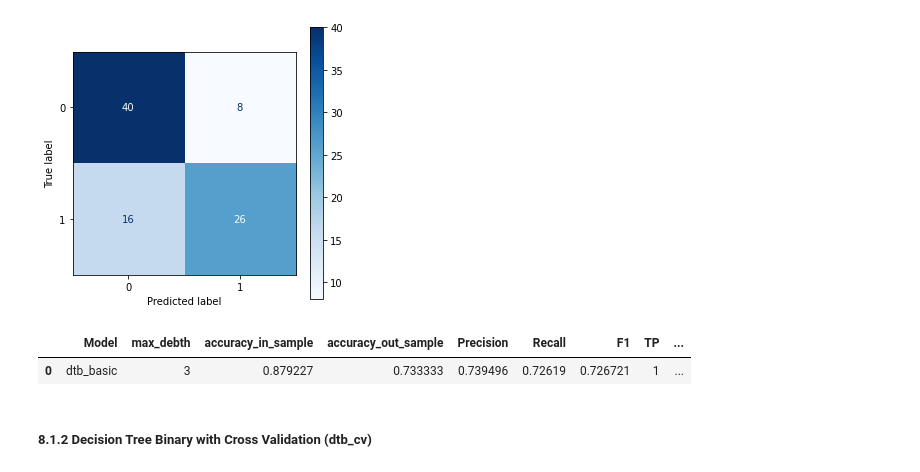
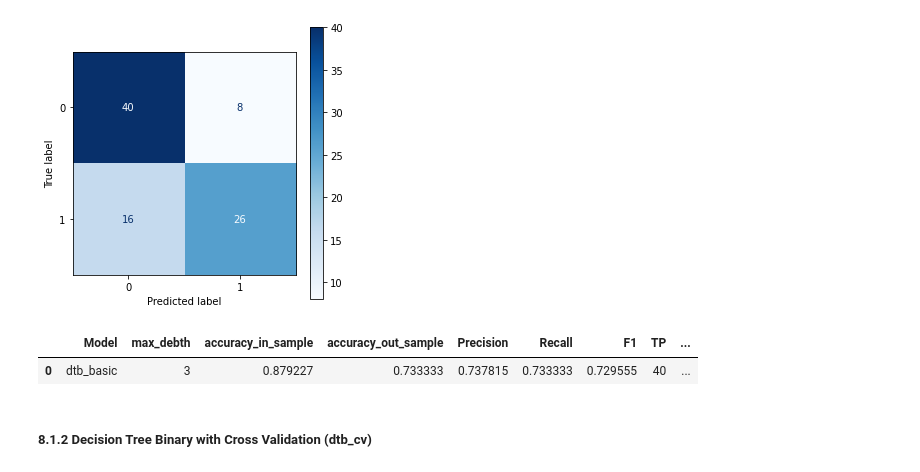
Before and after one commit to Liomat97/Machine-Learning, a Jupyter notebook: Test.ipynb, the cells around one changed output. Saved outputs shown, nothing was run; the diff lists cells and outputs as text; code cells hidden in the pictures.

```diff
--- a/Test.ipynb
+++ b/Test.ipynb
@@ -463,9 +469,10 @@ Was sieht man im Classification Report überhaupt alles? Lieber in Tabelle laden
 https://scikit-learn.org/stable/modules/generated/sklearn.metrics.classification_report.html
 # %%
 from sklearn.metrics import classification_report, accuracy_score, recall_score, f1_score, precision_score
+
 y_predict = dtb_basic.predict(x_binary_test)
-report = classification_report(y_binary_test, y_predict, output_dict=True )
-print(classification_report(y_binary_test, y_predict))
+dtb_basic_report = classification_report(y_binary_test, y_predict, output_dict=True, digits=3)
+print(classification_report(y_binary_test, y_predict, digits=3))
 # %% [output]
               precision    recall  f1-score   support
 
@@ -478,5 +485,11 @@ weighted avg       0.74      0.73      0.73        90
 # %%
+from sklearn.metrics import confusion_matrix
 from sklearn.metrics import plot_confusion_matrix
+cm = confusion_matrix(y_binary_test, y_predict)
+TP = cm[0][0]
+FP = cm[0][1]
+FN = cm[1][0]
+TN = cm[1][1]
 
 fig, ax = plt.subplots(figsize=(5, 5))
 plot_confusion_matrix(dtb_basic, x_binary_test, y_binary_test, display_labels= None, cmap=plt.cm.Blues, ax=ax)
@@ -486,25 +499,25 @@ plt.show()
 # %%
 from sklearn.metrics import accuracy_score, recall_score, precision_score, f1_score
 model = 'dtb_basic'
 max_debth = 3
 accuracy_in_sample = dtb_basic.score(x_binary_train, y_binary_train)
 accuracy_out_sample = dtb_basic.score(x_binary_test, y_binary_test)
-Precision = report['macro avg']['precision']
-Recall = report['macro avg']['recall']
-F1 = report['macro avg']['f1-score']
-TP = 1
-TN = 1
-FP = 1
-FN = 1
+Precision = dtb_basic_report['weighted avg']['precision']
+Recall = dtb_basic_report['weighted avg']['recall']
+F1 = dtb_basic_report['weighted avg']['f1-score']
+TP = TP
+TN = TN
+FP = FP
+FN = FN
+
+#Append the Results from the Loop to the existing Dataframe:
+dtb_basic_temp = [(model, max_debth, accuracy_in_sample, accuracy_out_sample, Precision, Recall, F1, TP, TN, FP, FN)]
+dtb_basic_results = pd.DataFrame(dtb_basic_temp)
+dtb_basic_results.rename(columns= {0:'Model', 1:'max_debth', 2:'accuracy_in_sample', 3:'accuracy_out_sample', 4:'Precision', 5:'Recall', 6:'F1', 7:'TP', 8:'TN', 9:'FP', 10:'FN' }, inplace = True)
+dtb_basic_results
+# %% [output]
+|  | Model | max_debth | accuracy_in_sample | accuracy_out_sample | Precision | Recall | F1 | TP | ... |
+| 0 | dtb_basic | 3 | 0.879227 | 0.733333 | 0.737815 | 0.733333 | 0.729555 | 40 | ... |
-# %%
-#Append the Results from the Loop to the existing Dataframe:
-dtb_basic_temp = [(model, max_debth, accuracy_in_sample, accuracy_out_sample, Precision, Recall, F1, TP, TN, FP, FN)]
-dtb_basic_results = pd.DataFrame(dtb_basic_temp)
-dtb_basic_results.rename(columns= {0:'Model', 1:'max_debth', 2:'accuracy_in_sample', 3:'accuracy_out_sample', 4:'Precision', 5:'Recall', 6:'F1', 7:'TP', 8:'TN', 9:'FP', 10:'FN' }, inplace = True)
-dtb_basic_results
-# %% [output]
-|  | Model | max_debth | accuracy_in_sample | accuracy_out_sample | Precision | Recall | F1 | TP | ... |
-| 0 | dtb_basic | 3 | 0.879227 | 0.733333 | 0.739496 | 0.72619 | 0.726721 | 1 | ... |
 # %% [markdown]
 ##### 8.1.2 Decision Tree Binary with Cross Validation (dtb_cv)
 # %% [markdown]
```
Also changed, not shown: parts of 59 cells of this notebook, 1 other file.
